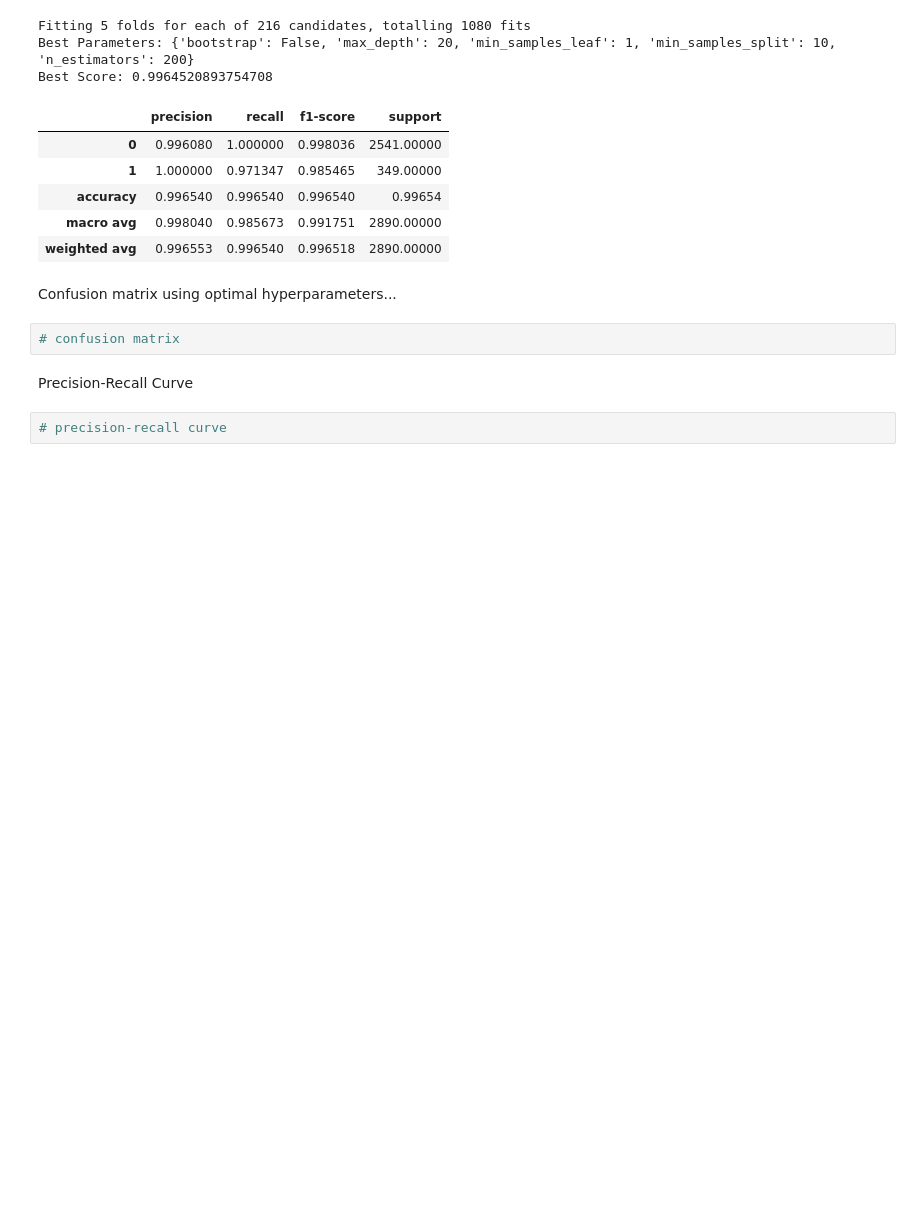
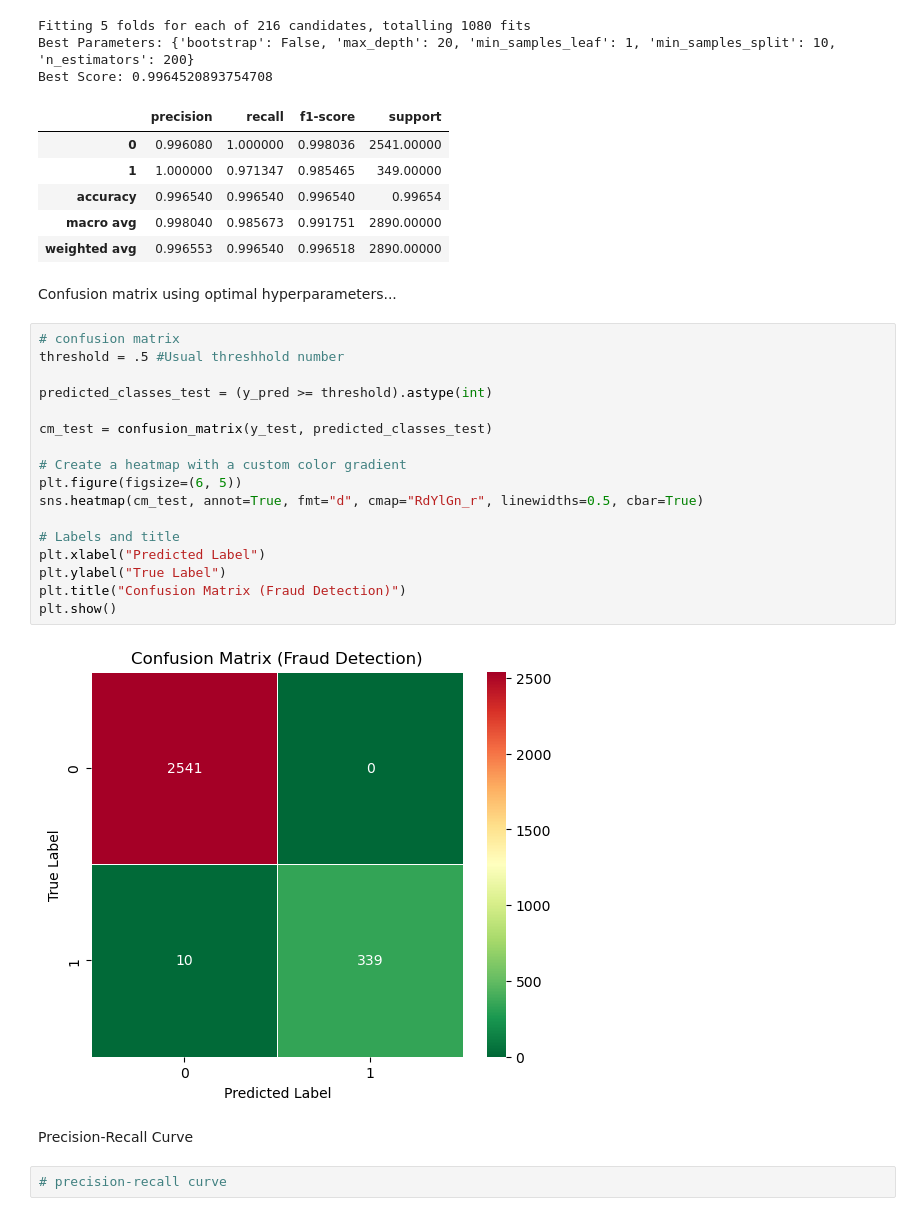
Before and after one commit to maddiegross7/325-Final-Project, a Jupyter notebook: Final_Project_RegularlyScheduledProgramming.ipynb, the cells around one changed output. Saved outputs shown, nothing was run; the diff lists cells and outputs as text; blank space fills up the shorter version.

Commit message:
Added inital confusion matrix

```diff
--- a/Final_Project_RegularlyScheduledProgramming.ipynb
+++ b/Final_Project_RegularlyScheduledProgramming.ipynb
@@ -444,8 +445,25 @@ Best Score: 0.9964520893754708
 | weighted avg | 0.996553 | 0.996540 | 0.996518 | 2890.00000 |
 # %% [markdown]
 Confusion matrix using optimal hyperparameters...
-# %%
-# confusion matrix
+# %%
+# confusion matrix
+threshold = .5 #Usual threshhold number
+
+predicted_classes_test = (y_pred >= threshold).astype(int)
+
+cm_test = confusion_matrix(y_test, predicted_classes_test)
+
+# Create a heatmap with a custom color gradient
+plt.figure(figsize=(6, 5))
+sns.heatmap(cm_test, annot=True, fmt="d", cmap="RdYlGn_r", linewidths=0.5, cbar=True)
+
+# Labels and title
+plt.xlabel("Predicted Label")
+plt.ylabel("True Label")
+plt.title("Confusion Matrix (Fraud Detection)")
+plt.show()
+# %% [output]
+[figure, added]
 # %% [markdown]
 Precision-Recall Curve
 # %%
```
Also changed, not shown: parts of 2 cells of this notebook.
